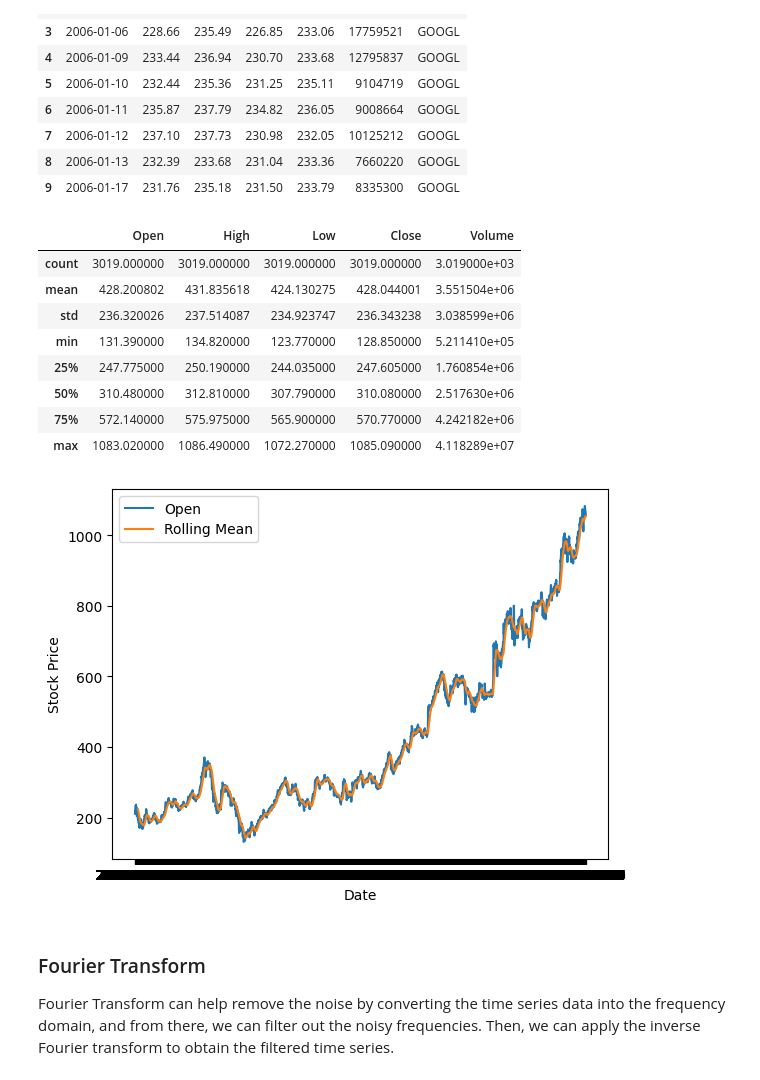
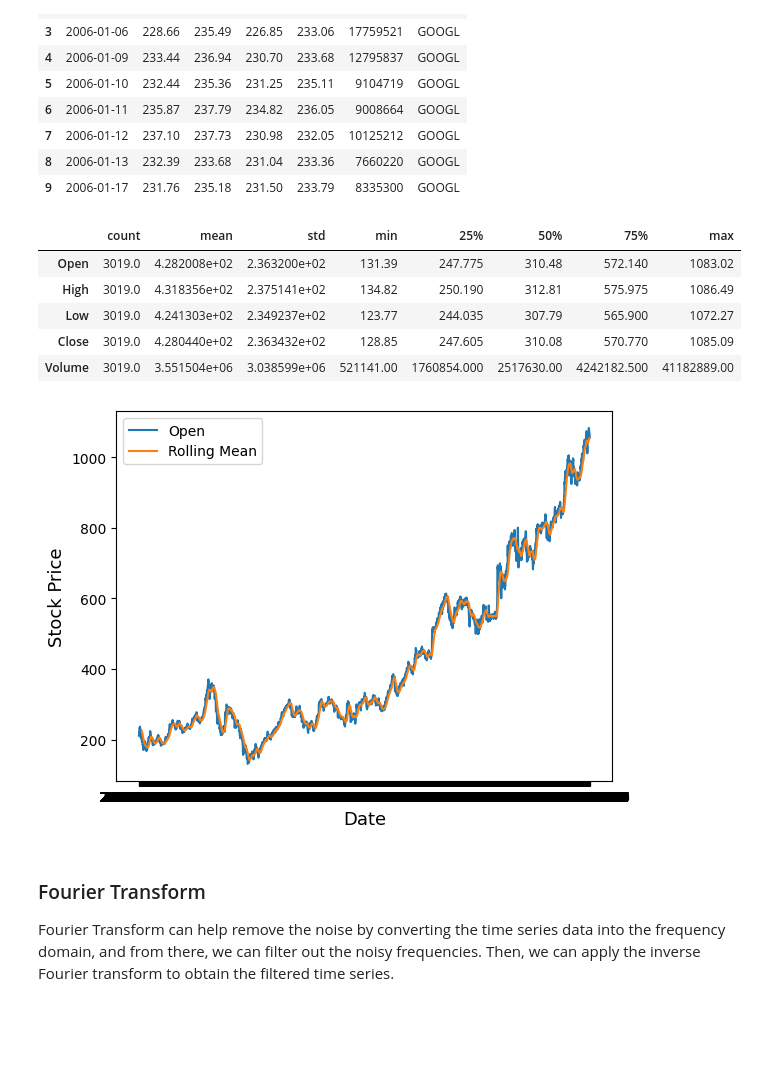
Before and after one commit to drkbluescience/TimeSeries-ML, a Jupyter notebook: Preprocessing_Time_Series_Data.ipynb, the cells around one changed output. Drawn from its saved outputs; the diff is of its cells as text; code cells hidden in the pictures; blank space fills up the shorter version.

```diff
--- a/Preprocessing_Time_Series_Data.ipynb
+++ b/Preprocessing_Time_Series_Data.ipynb
@@ -124,28 +188,31 @@ google_stock_price.head(10)
 | 8 | 2006-01-13 | 232.39 | 233.68 | 231.04 | 233.36 | 7660220 | GOOGL |
 | 9 | 2006-01-17 | 231.76 | 235.18 | 231.50 | 233.79 | 8335300 | GOOGL |
 # %%
-google_stock_price.describe()
+google_stock_price.describe().T
 # %% [output]
-|  | Open | High | Low | Close | Volume |
-| count | 3019.000000 | 3019.000000 | 3019.000000 | 3019.000000 | 3.019000e+03 |
-| mean | 428.200802 | 431.835618 | 424.130275 | 428.044001 | 3.551504e+06 |
-| std | 236.320026 | 237.514087 | 234.923747 | 236.343238 | 3.038599e+06 |
-| min | 131.390000 | 134.820000 | 123.770000 | 128.850000 | 5.211410e+05 |
-| 25% | 247.775000 | 250.190000 | 244.035000 | 247.605000 | 1.760854e+06 |
-| 50% | 310.480000 | 312.810000 | 307.790000 | 310.080000 | 2.517630e+06 |
-| 75% | 572.140000 | 575.975000 | 565.900000 | 570.770000 | 4.242182e+06 |
-| max | 1083.020000 | 1086.490000 | 1072.270000 | 1085.090000 | 4.118289e+07 |
+|  | count | mean | std | min | 25% | 50% | 75% | max |
+| Open | 3019.0 | 4.282008e+02 | 2.363200e+02 | 131.39 | 247.775 | 310.48 | 572.140 | 1083.02 |
+| High | 3019.0 | 4.318356e+02 | 2.375141e+02 | 134.82 | 250.190 | 312.81 | 575.975 | 1086.49 |
+| Low | 3019.0 | 4.241303e+02 | 2.349237e+02 | 123.77 | 244.035 | 307.79 | 565.900 | 1072.27 |
+| Close | 3019.0 | 4.280440e+02 | 2.363432e+02 | 128.85 | 247.605 | 310.08 | 570.770 | 1085.09 |
+| Volume | 3019.0 | 3.551504e+06 | 3.038599e+06 | 521141.00 | 1760854.000 | 2517630.00 | 4242182.500 | 41182889.00 |
+# %%
+def visualization_double(time, value1, value2, legend, fontsize = 13):
+  plt.plot(time, value1)
+  plt.plot(time, value2)
+  plt.xlabel('Date', fontsize = fontsize)
+  plt.ylabel('Stock Price', fontsize = fontsize)
+  plt.legend(legend)
+  plt.show()
 # %%
 rolling_google = google_stock_price['Open'].rolling(20).mean()
 
-plt.plot(google_stock_price['Date'], google_stock_price['Open'])
-plt.plot(google_stock_price['Date'], rolling_google)
-plt.xlabel('Date')
-plt.ylabel('Stock Price')
-plt.legend(['Open','Rolling Mean'])
-plt.show()
+time = google_stock_price['Date']
+value = google_stock_price['Open']
+
+visualization_double(time, value, rolling_google, ['Open','Rolling Mean'])
 # %% [output]
-[figure, old version]
+[figure, new version]
 # %% [markdown]
 ### Fourier Transform
 Fourier Transform can help remove the noise by converting the time series data into the frequency domain, and from there, we can filter out the noisy frequencies. Then, we can apply the inverse Fourier transform to obtain the filtered time series.
```
Also changed, not shown: parts of 20 cells of this notebook.
